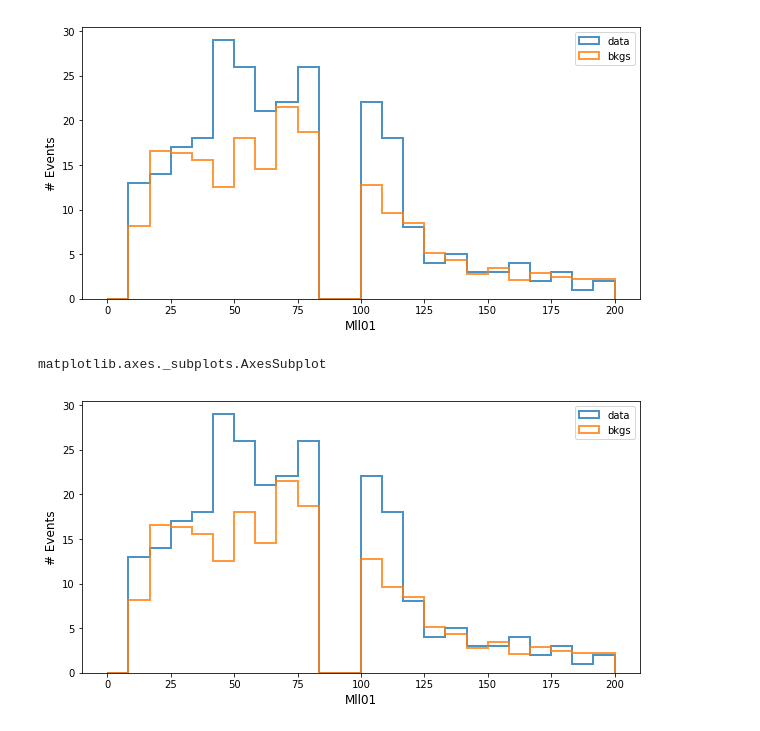
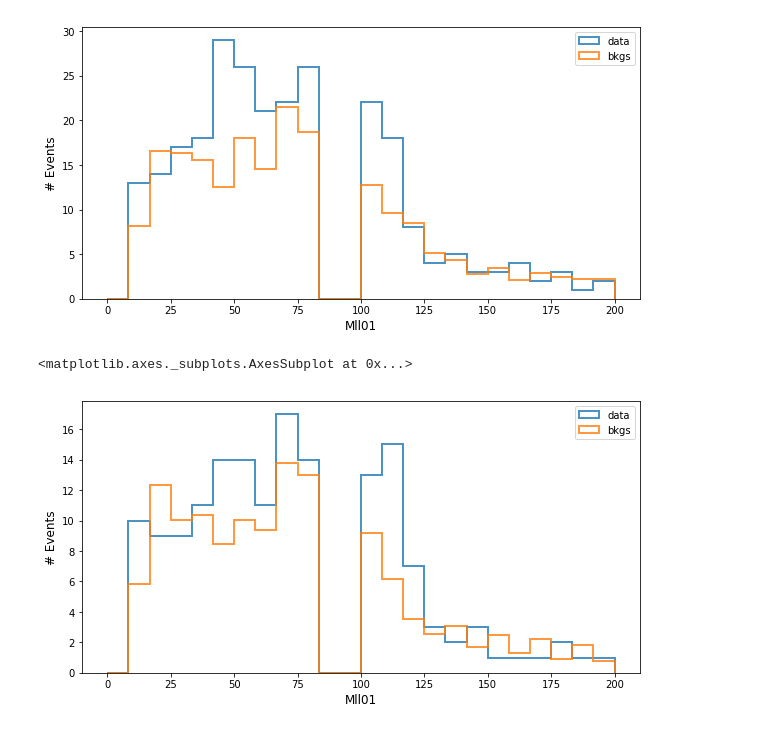
Before and after one commit to grevtsovkirill/trilep_res_anomaly_nn, a Jupyter notebook: display_effect.ipynb, the cells around one changed output. Cells and saved outputs as stored; diff of their text form; code cells hidden in the pictures.

Commit message:
split data in b-jet multiplicity

```diff
--- a/display_effect.ipynb
+++ b/display_effect.ipynb
@@ -129,8 +129,8 @@ ovr_slot(data_sel,bkg_set_sel)
 d_1, d_2 = split_by_Bjet(data_sel)
 # %%
 b_1, b_2 = split_by_Bjet(bkg_set_sel)
-# %%
-type(ovr_slot(data_sel,bkg_set_sel))
-# %% [output]
-matplotlib.axes._subplots.AxesSubplot
-[figure, removed]
+# %%
+ovr_slot(d_1,b_1)
+# %% [output]
+<matplotlib.axes._subplots.AxesSubplot at 0x...>
+[figure, added]
```
Also changed, not shown: parts of 3 cells of this notebook.
